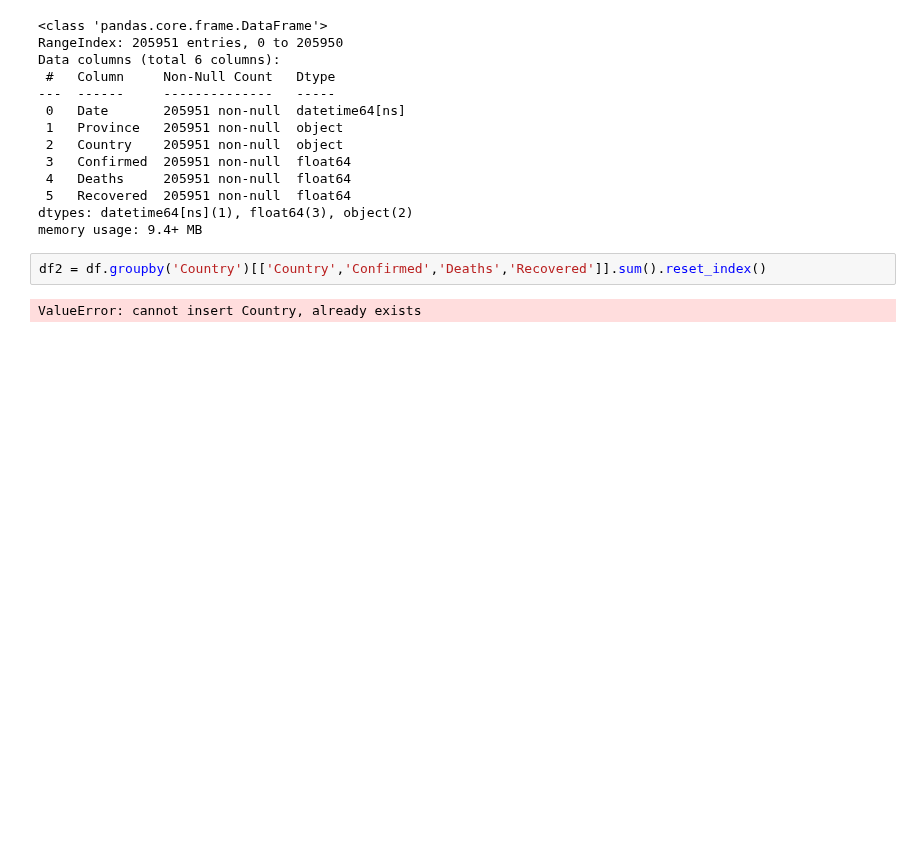
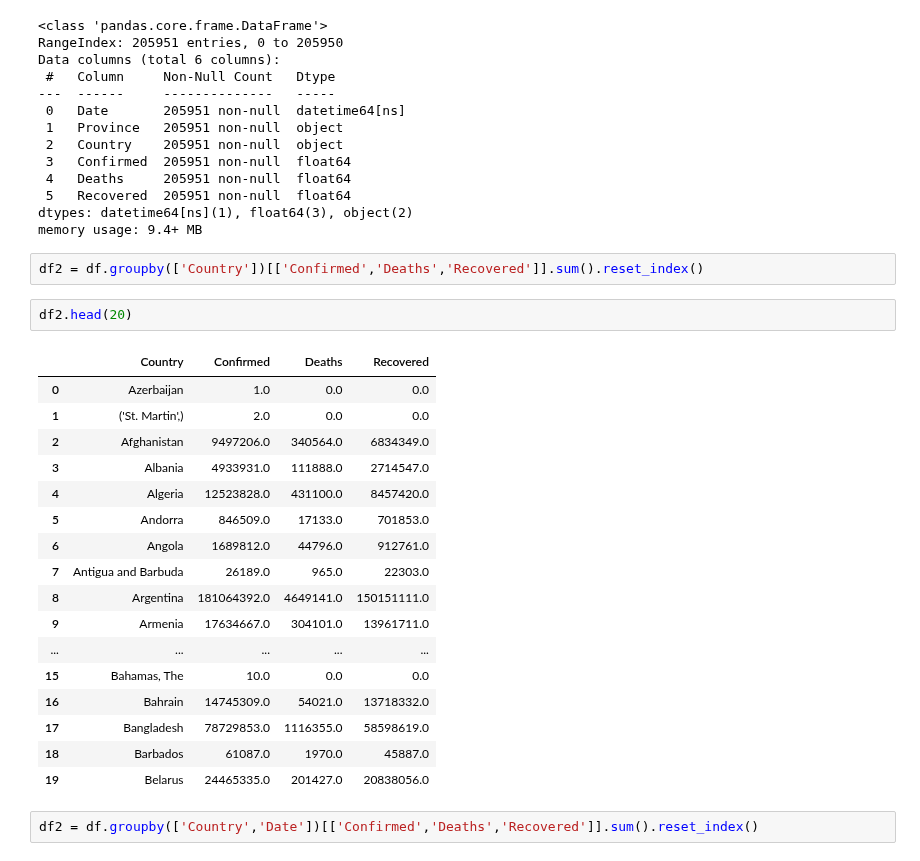
Before and after one commit to BalaSaiKoundinya5/Master-Python-Zero-to-Hero, a Jupyter notebook: Mastering Python Zero to Hero.ipynb, the cells around one changed output. Cells and saved outputs as stored; diff of their text form; blank space fills up the shorter version.

```diff
--- a/Mastering Python Zero to Hero.ipynb
+++ b/Mastering Python Zero to Hero.ipynb
@@ -2498,6 +2498,26 @@ Data columns (total 6 columns):
 dtypes: datetime64[ns](1), float64(3), object(2)
 memory usage: 9.4+ MB
 # %%
-df2 = df.groupby('Country')[['Country','Confirmed','Deaths','Recovered']].sum().reset_index()
+df2 = df.groupby(['Country'])[['Confirmed','Deaths','Recovered']].sum().reset_index()
-# %% [output]
-ValueError: cannot insert Country, already exists
+# %%
+df2.head(20)
+# %% [output]
+|  | Country | Confirmed | Deaths | Recovered |
+| 0 | Azerbaijan | 1.0 | 0.0 | 0.0 |
+| 1 | ('St. Martin',) | 2.0 | 0.0 | 0.0 |
+| 2 | Afghanistan | 9497206.0 | 340564.0 | 6834349.0 |
+| 3 | Albania | 4933931.0 | 111888.0 | 2714547.0 |
+| 4 | Algeria | 12523828.0 | 431100.0 | 8457420.0 |
+| 5 | Andorra | 846509.0 | 17133.0 | 701853.0 |
+| 6 | Angola | 1689812.0 | 44796.0 | 912761.0 |
+| 7 | Antigua and Barbuda | 26189.0 | 965.0 | 22303.0 |
+| 8 | Argentina | 181064392.0 | 4649141.0 | 150151111.0 |
+| 9 | Armenia | 17634667.0 | 304101.0 | 13961711.0 |
+| ... | ... | ... | ... | ... |
+| 15 | Bahamas, The | 10.0 | 0.0 | 0.0 |
+| 16 | Bahrain | 14745309.0 | 54021.0 | 13718332.0 |
+| 17 | Bangladesh | 78729853.0 | 1116355.0 | 58598619.0 |
+| 18 | Barbados | 61087.0 | 1970.0 | 45887.0 |
+| 19 | Belarus | 24465335.0 | 201427.0 | 20838056.0 |
+# %%
+df2 = df.groupby(['Country','Date'])[['Confirmed','Deaths','Recovered']].sum().reset_index()
```
Also changed, not shown: parts of 6 cells of this notebook.
